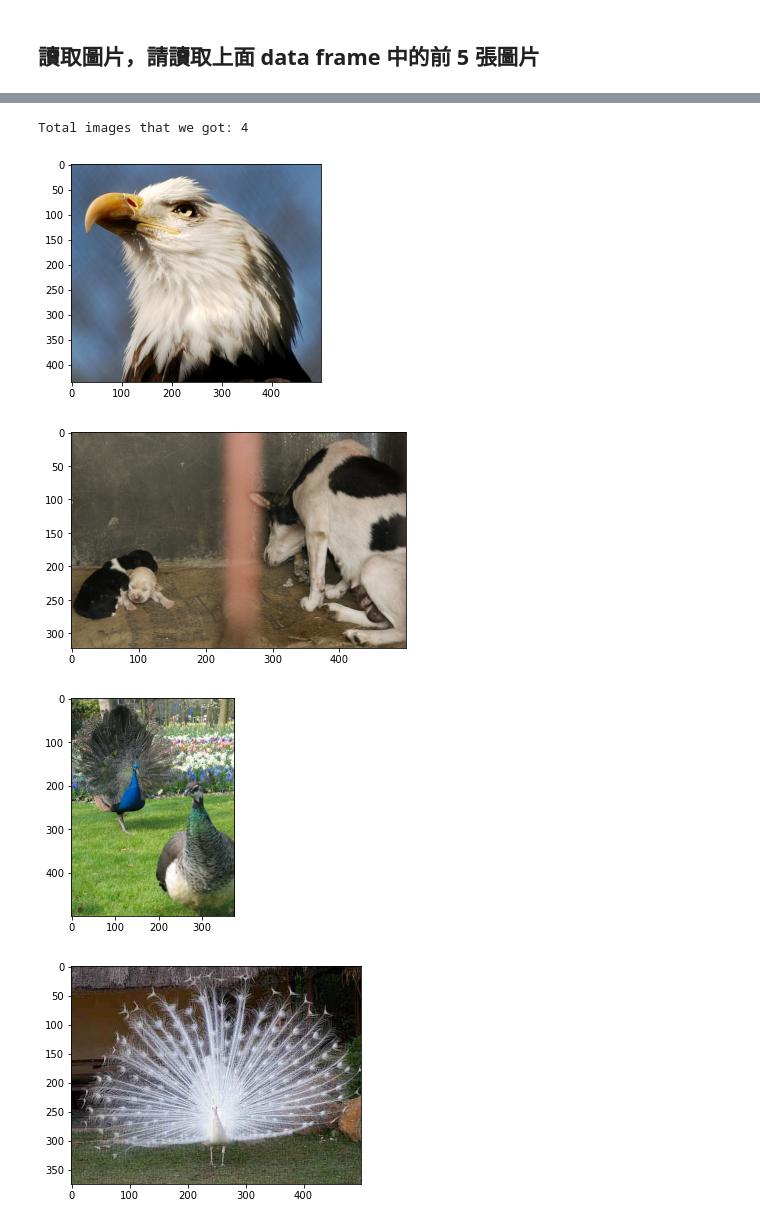
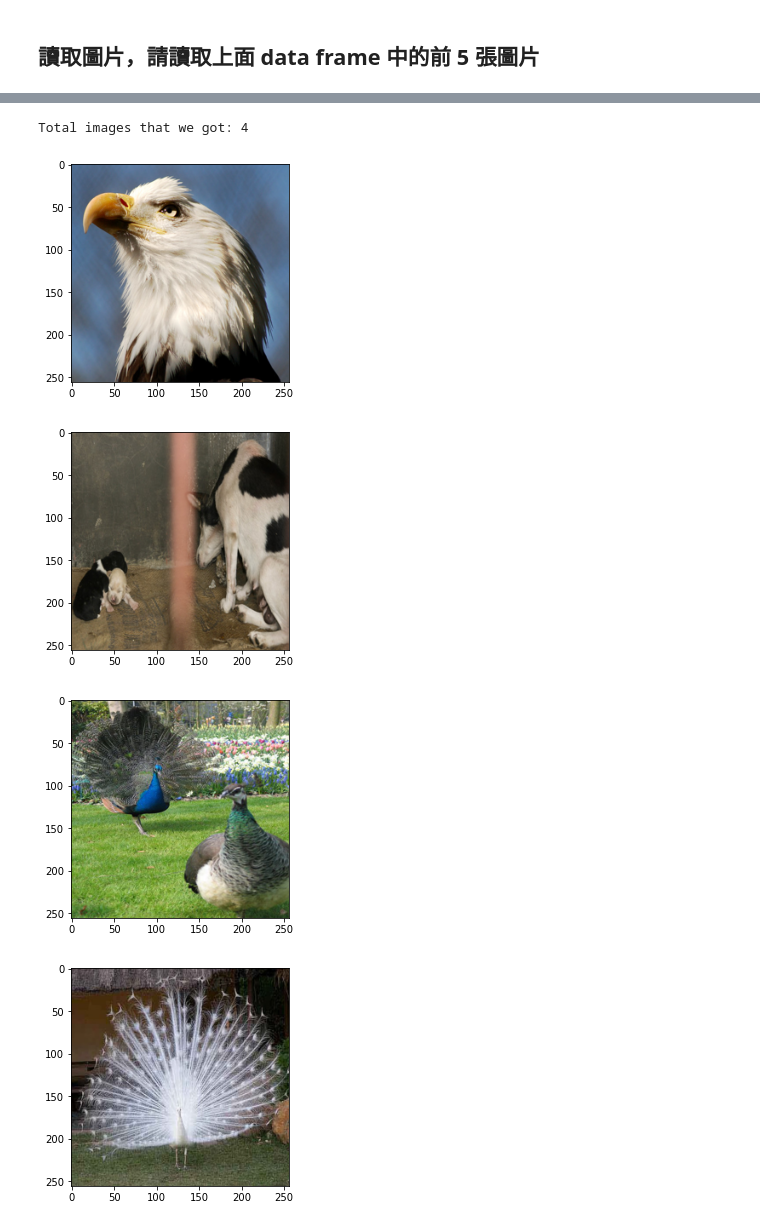
Before and after one commit to dj94xk41234/ML100Days, a Jupyter notebook: homework/Day_005-2_HW.ipynb, the cells around one changed output, grey strips where cells are left out. Drawn from its saved outputs; the diff is of its cells as text; code cells hidden in the pictures.

```diff
--- a/homework/Day_005-2_HW.ipynb
+++ b/homework/Day_005-2_HW.ipynb
@@ -89,7 +98,8 @@ response = requests.get(first_link)
 img = Image.open(BytesIO(response.content))
 
 # Convert img to numpy array
-
+img = np.array(img)
+print(img.shape)
 plt.imshow(img)
 plt.show()
 # %% [output]
@@ -113,20 +124,24 @@ def img2arr_fromURLs(url_list, resize = False):
 
             response = requests.get(url)
             img = Image.open(BytesIO(response.content))
+
+            if resize:
+                img = img.resize((256,256))
+            img = np.array(img)
             img_list.append(img)
         except:
             continue
     return img_list
 # %%
-result = img2arr_fromURLs(df[0:5][1].values)
+result = img2arr_fromURLs(df[0:5][1].values,resize=True)
 print("Total images that we got: %i " % len(result)) # 如果不等於 5, 代表有些連結失效囉
 
 for im_get in result:
     plt.imshow(im_get)
     plt.show()
 # %% [output]
 Total images that we got: 4
-[figure, old version]
+[figure, new version]
-[figure, old version]
+[figure, new version]
-[figure, old version]
+[figure, new version]
-[figure, old version]
+[figure, new version]
```
Also changed, not shown: parts of 7 cells of this notebook.
